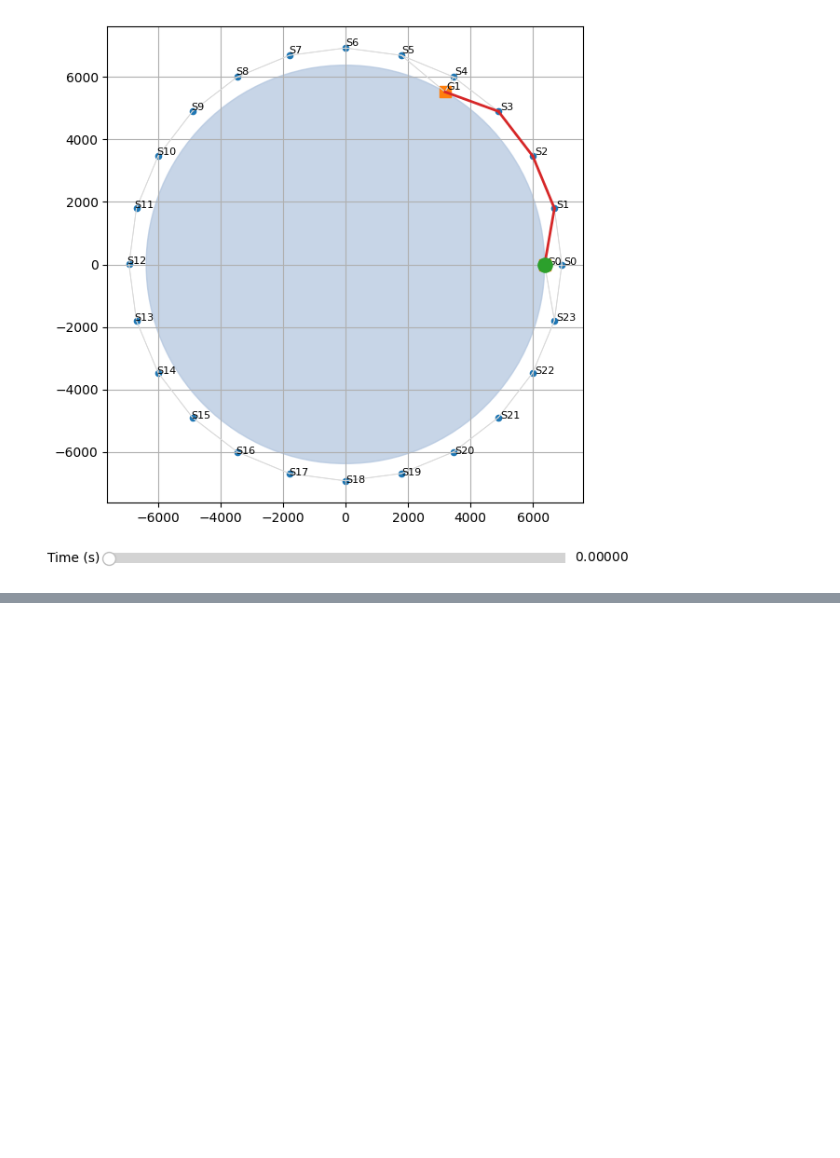
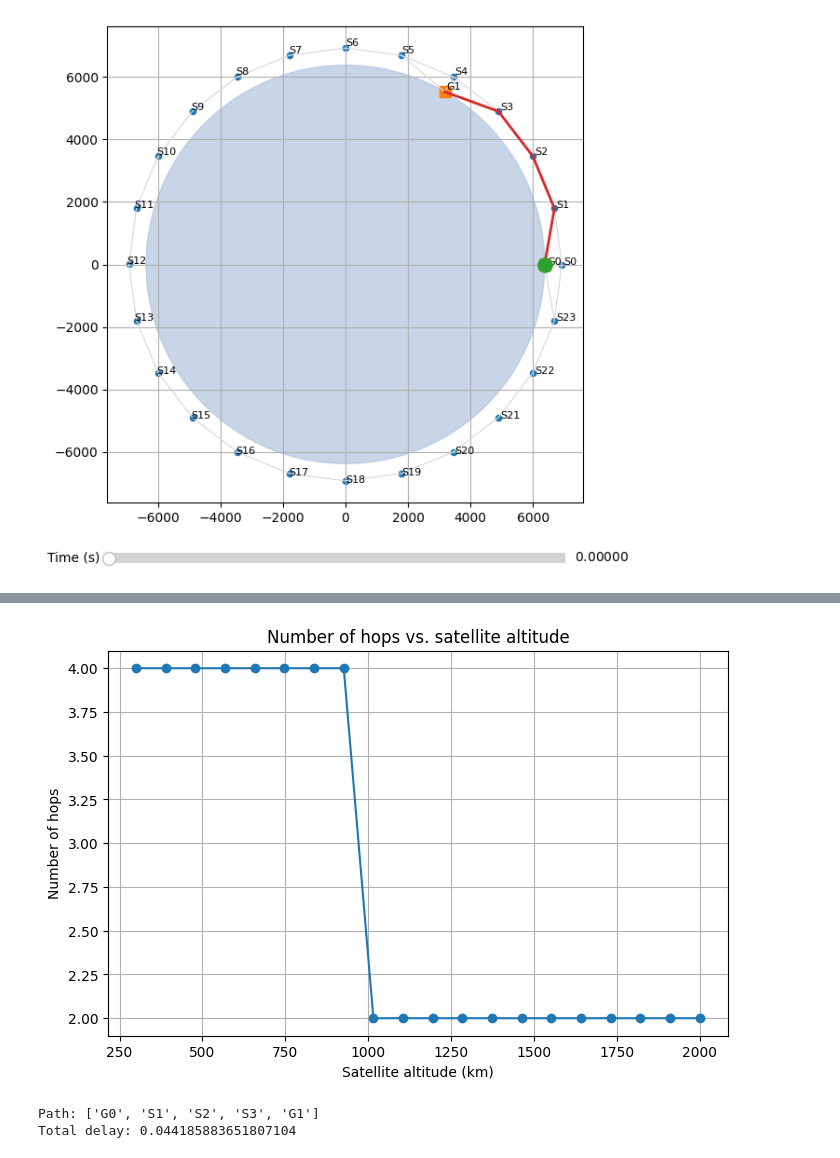
Before and after one commit to nasianikolova/Cluster-of-satellites, a Jupyter notebook: 2D-simple-network (scaffold).ipynb, the cells around one changed output, grey strips where cells are left out. Cells and saved outputs as stored; diff of their text form; code cells hidden in the pictures; blank space fills up the shorter version.

```diff
--- a/2D-simple-network (scaffold).ipynb
+++ b/2D-simple-network (scaffold).ipynb
@@ -426,0 +460,32 @@ Total delay: 0.044185883651807104
+# %%
+import numpy as np
+import matplotlib.pyplot as plt
+
+altitudes = np.linspace(300, 2000, 20)
+hops = []                                # number of hops for each altitude
+
+for alt in altitudes:
+    sim = Simulation(
+        num_sats=24,
+        altitude_km=alt,
+        ground_angles_deg=[0.0, 60.0],
+        max_isl_km=2500.0
+    )
+
+    total_delay, path = sim.shortest_path("G0", "G1")
+
+    if path == [] or path is None:
+        hops.append(np.nan)
+    else:
+        hops.append(len(path) - 1)   # number of hops = edges = nodes - 1
+
+
+plt.figure(figsize=(8,5))
+plt.plot(altitudes, hops, marker='o')
+plt.xlabel("Satellite altitude (km)")
+plt.ylabel("Number of hops")
+plt.title("Number of hops vs. satellite altitude")
+plt.grid(True)
+plt.show()
+# %% [output]
+[figure, added]
@@ -426,0 +546,11 @@ Total delay: 0.044185883651807104
+# %%
+sim = Simulation(num_sats=24, altitude_km=550.0,
+                 ground_angles_deg=[0.0, 60.0],
+                 max_isl_km=2500.0)
+
+total_delay, path = sim.shortest_path("G0", "G1")
+print("Path:", path)
+print("Total delay:", total_delay)
+# %% [output]
+Path: ['G0', 'S1', 'S2', 'S3', 'G1']
+Total delay: 0.044185883651807104
```
Also changed, not shown: parts of 4 cells of this notebook, 1 other file.
